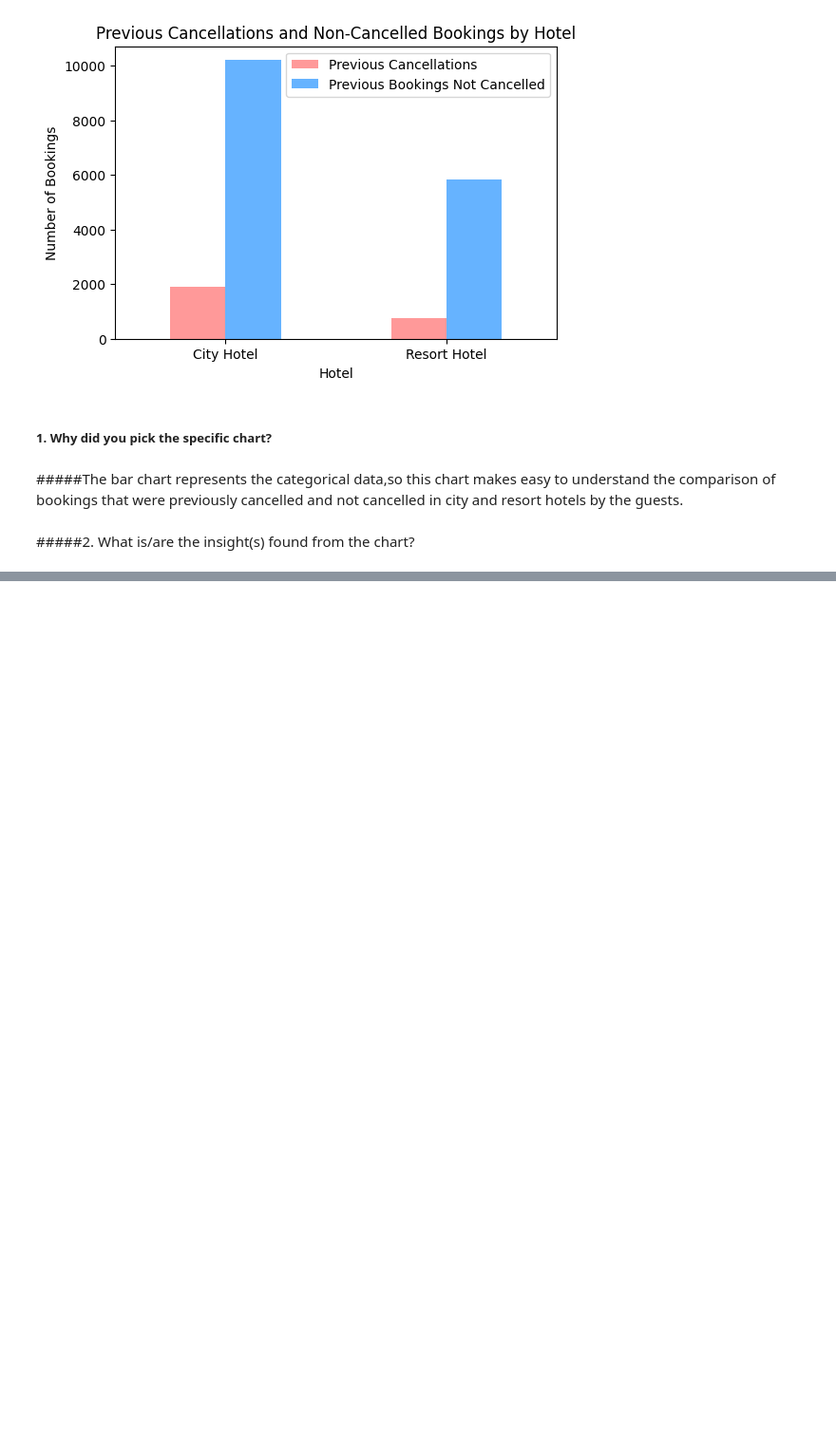
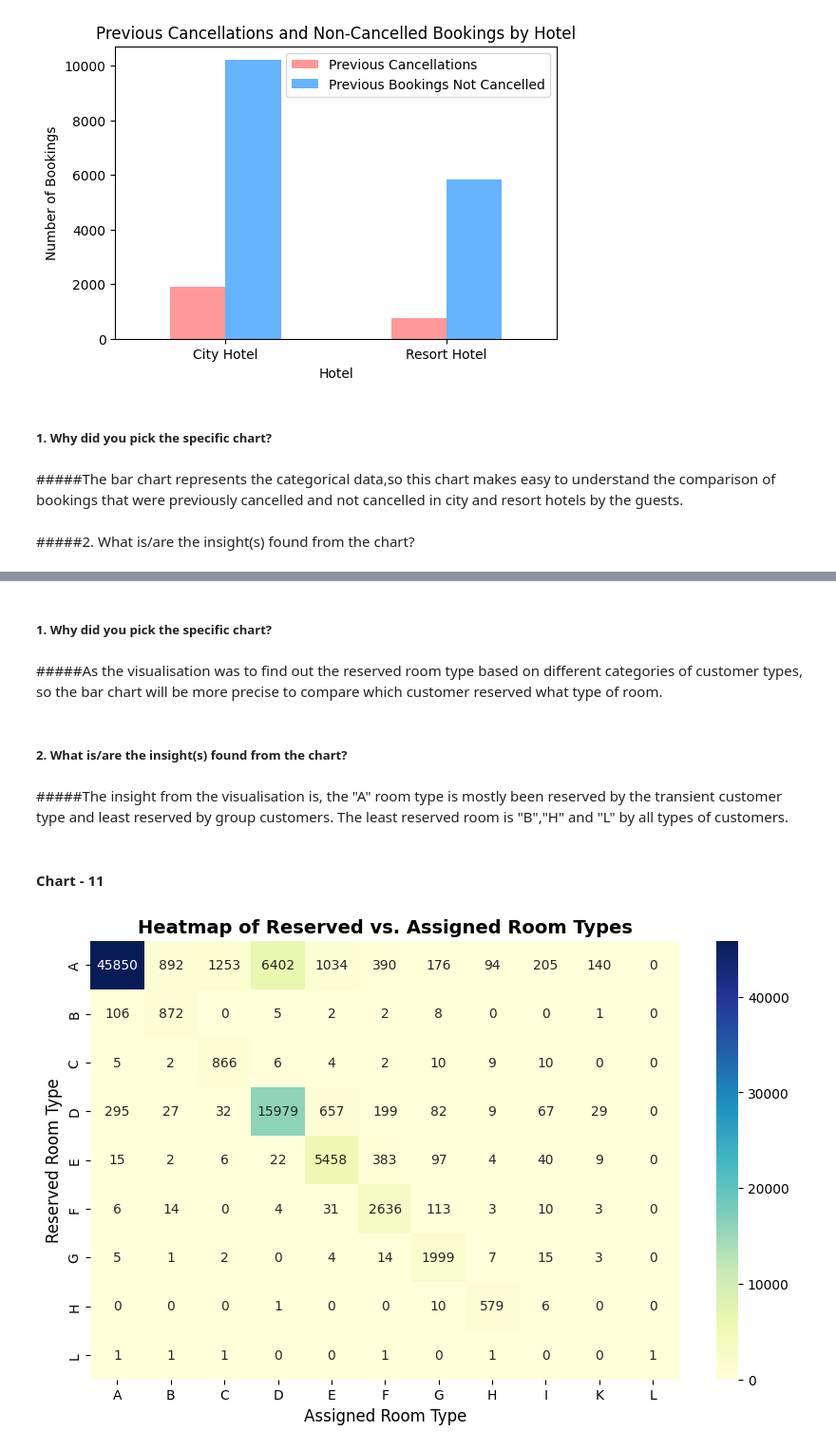
Before and after one commit to jyothika2809/CITY-AND-RESORT-HOTEL-EDA-AND-DASHBOARD, a Jupyter notebook: EDA_hotel_booking_analysis.ipynb, the cells around one changed output, grey strips where cells are left out. Shown: that part at 95% size. Saved outputs shown, nothing was run; the diff lists cells and outputs as text; code cells hidden in the pictures; blank space fills up the shorter version.

```diff
--- a/EDA_hotel_booking_analysis.ipynb
+++ b/EDA_hotel_booking_analysis.ipynb
@@ -659,0 +731,23 @@ Resort Hotel                     747                            5849
+# %% [markdown]
+##### 1. Why did you pick the specific chart?
+# %% [markdown]
+#####As the visualisation was to find out the reserved room type based on different categories of customer types, so the bar chart will be more precise to compare which customer reserved what type of room.
+# %% [markdown]
+##### 2. What is/are the insight(s) found from the chart?
+# %% [markdown]
+#####The insight from the visualisation is, the "A" room type is mostly been reserved by the transient customer type and least reserved by group customers. The least reserved room is "B","H" and "L"  by all types of customers.
+# %% [markdown]
+#### Chart - 11
+# %%
+#chart 11 visualisation code
+room_type_df = pd.DataFrame(hotel_booking[["reserved_room_type","assigned_room_type"]])
+contingency_table = pd.crosstab(room_type_df['reserved_room_type'], room_type_df['assigned_room_type'])
+#plotting the bar chart
+plt.figure(figsize=(10, 6))
+sns.heatmap(contingency_table, annot=True, fmt="d", cmap="YlGnBu")
+plt.title('Heatmap of Reserved vs. Assigned Room Types', fontsize=14, fontweight='bold')
+plt.xlabel('Assigned Room Type', fontsize=12)
+plt.ylabel('Reserved Room Type', fontsize=12)
+plt.show()
+# %% [output]
+[figure, added]
```
Also changed, not shown: parts of 11 cells of this notebook.
